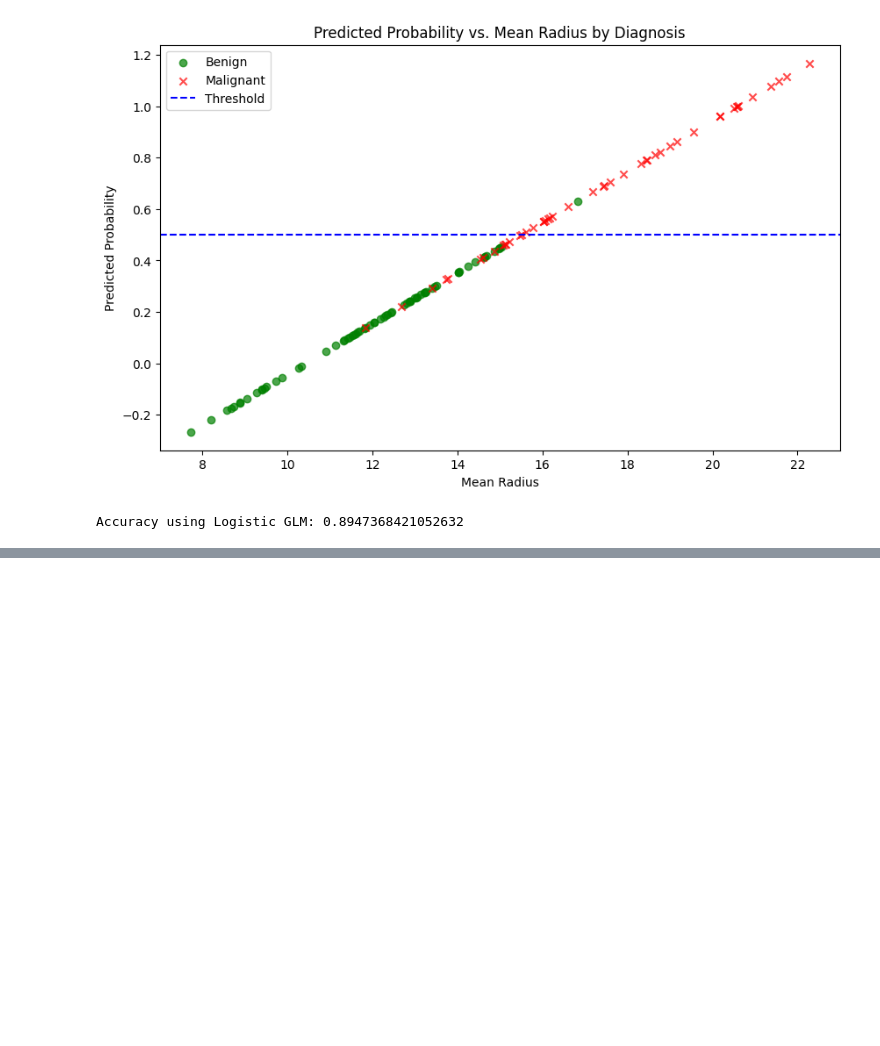
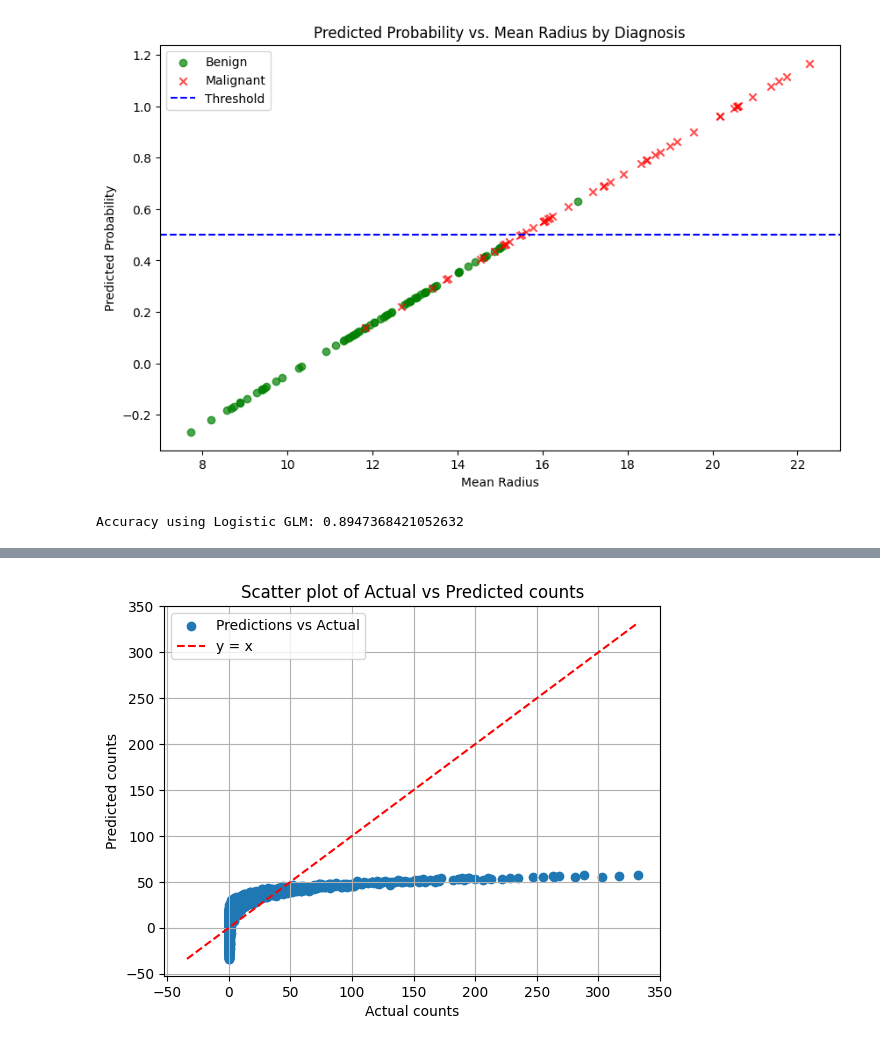
Before and after one commit to BenjaminLHR/MA4270-Proj, a Jupyter notebook: code_v2.ipynb, the cells around one changed output, grey strips where cells are left out. Cells and saved outputs as stored; diff of their text form; code cells hidden in the pictures; blank space fills up the shorter version.

```diff
--- a/code_v2.ipynb
+++ b/code_v2.ipynb
@@ -248,0 +228,17 @@ cycle_lane_df
+# %%
+np.random.seed(0)
+
+n_samples = 10000
+n_features = 2
+
+X = np.random.uniform(-1, 1, (n_samples, n_features))
+
+beta = np.linspace(2, 4, n_features)
+
+lambda_ = np.exp(np.dot(X, beta))
+y = np.random.poisson(lambda_)
+
+features = {f'feat{i+1}': X[:, i] for i in range(n_features)}
+poisson_df = pd.DataFrame({'target': y, **features})
+
+poisson_df.head()
@@ -248,0 +386,9 @@ cycle_lane_df
+# %%
+formula_with_intercept = 'target ~ feat1 + feat2'
+ols_model_with_intercept = smf.ols(formula=formula_with_intercept, data=poisson_df_train)
+ols_result_with_intercept = ols_model_with_intercept.fit()
+ols_predictions_with_intercept = ols_result_with_intercept.predict(poisson_df_test)
+ols_mae_with_intercept = np.mean(np.abs((y_test - ols_predictions_with_intercept))) * 100
+
+print(ols_result_with_intercept.summary())
+print(f"MAE with OLS: {ols_mae_with_intercept}")
@@ -248,0 +413,17 @@ cycle_lane_df
+# %%
+import matplotlib.pyplot as plt
+
+plt.scatter(poisson_df_test['target'], ols_predictions_with_intercept, label='Predictions vs Actual')
+
+max_val = max(poisson_df_test['target'].max(), ols_predictions_with_intercept.max())
+min_val = min(poisson_df_test['target'].min(), ols_predictions_with_intercept.min())
+plt.plot([min_val, max_val], [min_val, max_val], 'r--', label='y = x')
+
+plt.xlabel('Actual counts')
+plt.ylabel('Predicted counts')
+plt.title('Scatter plot of Actual vs Predicted counts')
+plt.legend()
+plt.grid(True)
+plt.show()
+# %% [output]
+[figure, added]
```
Also changed, not shown: parts of 20 cells of this notebook.
